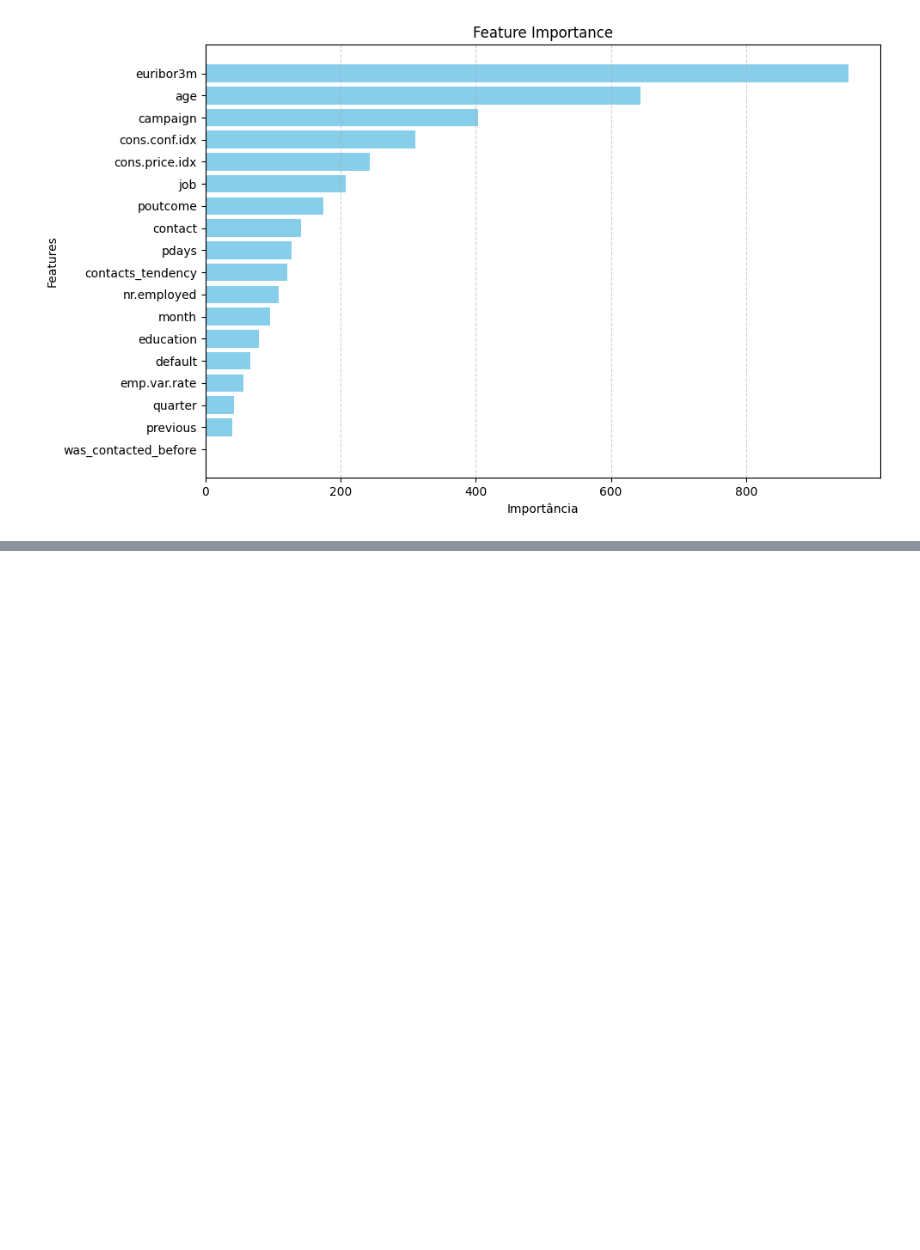
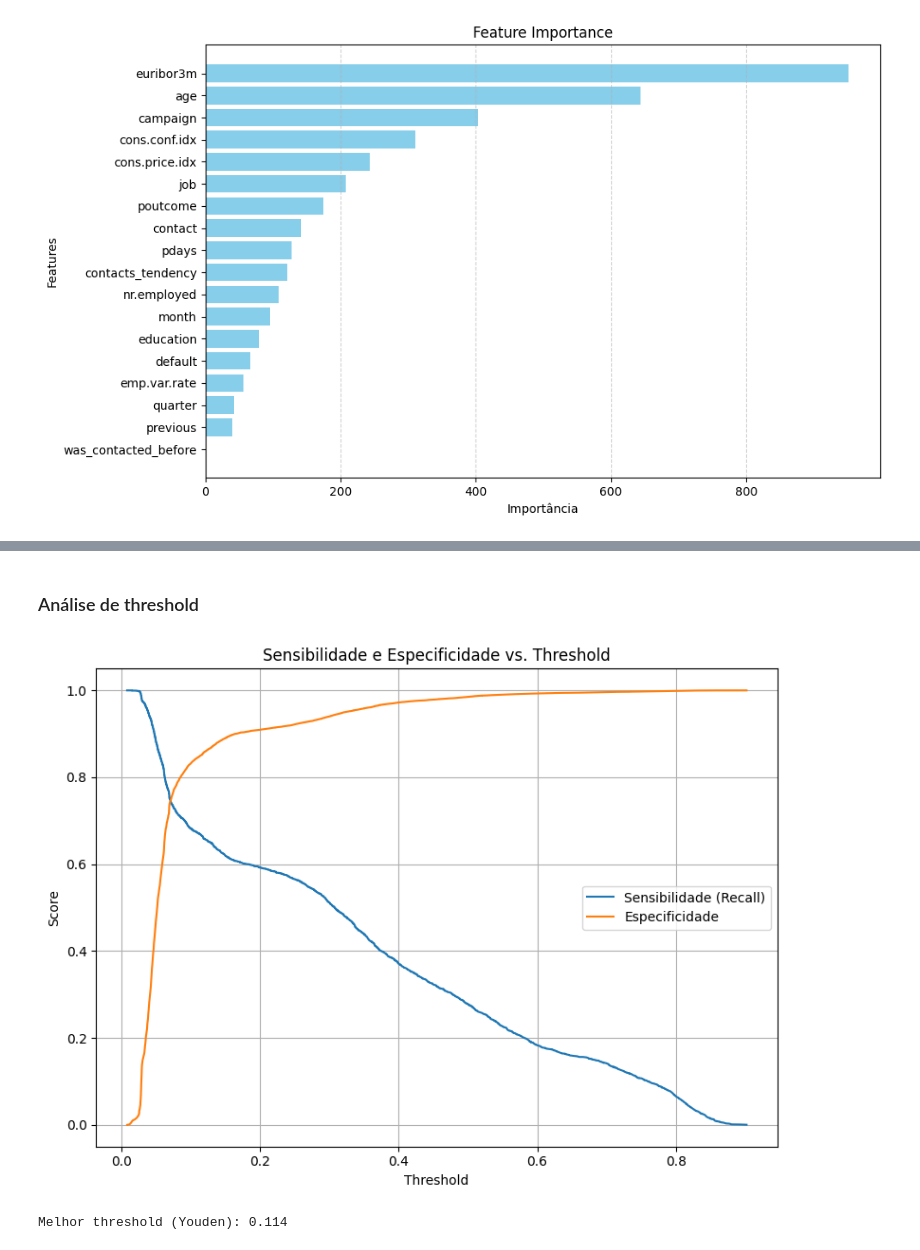
Before and after one commit to suellendsena/meli-case, a Jupyter notebook: ml/notebooks/06-Resultados.ipynb, the cells around one changed output, grey strips where cells are left out. Drawn from its saved outputs; the diff is of its cells as text; code cells hidden in the pictures; blank space fills up the shorter version.

```diff
--- a/ml/notebooks/06-Resultados.ipynb
+++ b/ml/notebooks/06-Resultados.ipynb
@@ -135,0 +184,43 @@ shap.summary_plot(shap_values, sample_train)
+# %% [markdown]
+### Análise de threshold
+# %%
+threshold_default = 0.5
+
+df_treino['y_true'] = df_treino['y']
+df_treino['score'] = model.predict_proba(df_treino)[:, 1]
+df_treino['y_pred'] = (df_treino['score'] >= threshold_default).astype(int)
+
+
+report = classification_report(df_treino['y_true'], df_treino['y_pred'], output_dict=True)
+report_df = pd.DataFrame(report).transpose()
+
+precision, recall, thresholds = precision_recall_curve(df_treino['y_true'], df_treino['score'])
+
+specificity = []
+for t in thresholds:
+    y_pred_temp = (df_treino['score'] >= t).astype(int)
+    tn = ((df_treino['y_true'] == 0) & (y_pred_temp == 0)).sum()
+    fp = ((df_treino['y_true'] == 0) & (y_pred_temp == 1)).sum()
+    specificity.append(tn / (tn + fp) if (tn + fp) > 0 else 0)
+
+# Plot
+plt.figure(figsize=(8, 6))
+plt.plot(thresholds, recall[:-1], label='Sensibilidade (Recall)')
+plt.plot(thresholds, specificity, label='Especificidade')
+plt.xlabel('Threshold')
+plt.ylabel('Score')
+plt.title('Sensibilidade e Especificidade vs. Threshold')
+plt.legend()
+plt.grid(True)
+plt.tight_layout()
+plt.show()
+# %% [output]
+[figure, added]
+# %%
+youden_j = np.array(recall[:-1]) + np.array(specificity)
+
+best_idx = np.argmax(youden_j)
+best_threshold = thresholds[best_idx]
+print(f'Melhor threshold (Youden): {best_threshold:.3f}')
+# %% [output]
+Melhor threshold (Youden): 0.114
```
Also changed, not shown: parts of 10 cells of this notebook, 1 other file.
